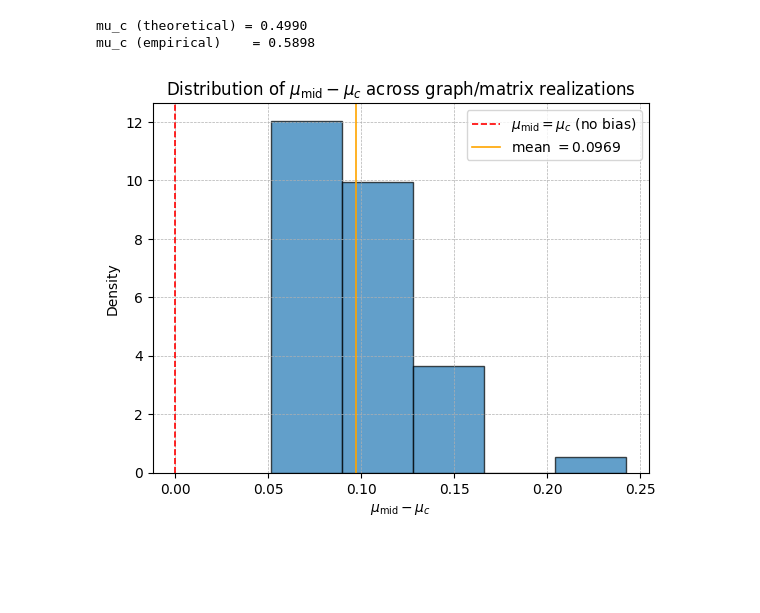
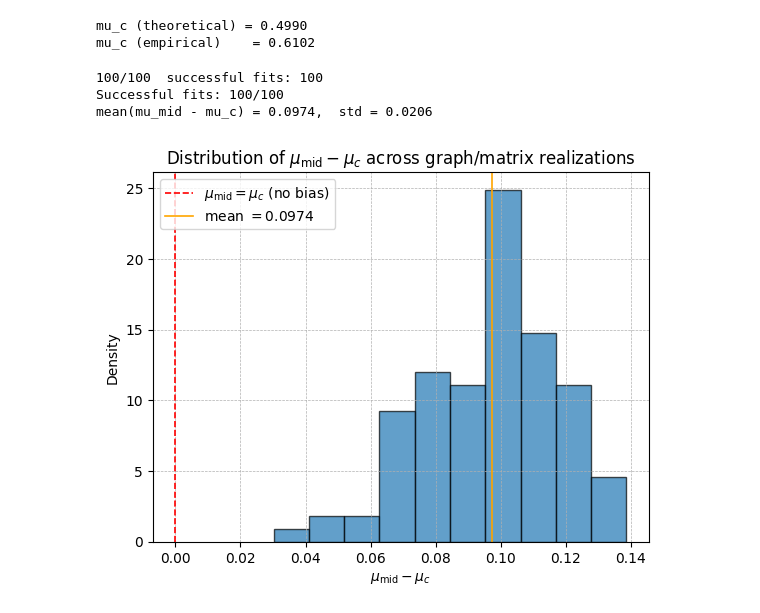
Before and after one commit to NotLudovico/glv-for-economics, a Jupyter notebook: notebooks/final_time.ipynb, the cells around one changed output. Saved outputs shown, nothing was run; the diff lists cells and outputs as text; code cells hidden in the pictures; blank space fills up the shorter version.

```diff
--- a/notebooks/final_time.ipynb
+++ b/notebooks/final_time.ipynb
@@ -36,7 +36,7 @@ for _ in range(n_reps):
     initial_conditions.append(np.concatenate((y_0, [M_0], [0.0])))
 
 # --- Find empirical mu_c ---
-mu_c_emp = glv.find_empirical_mu_c(
+emp_result = glv.find_empirical_mu_c(
     mu_c_theoretical=mu_c,
     A=A,
     C=C,
@@ -46,16 +46,17 @@ mu_c_emp = glv.find_empirical_mu_c(
     tau_max=tau_max,
     n_workers=4,
 )
+mu_c_emp = emp_result["mu_c"]
 print(f"mu_c (empirical)    = {mu_c_emp:.4f}")
 # %% [output]
 mu_c (theoretical) = 0.4990
-mu_c (empirical)    = 0.5898
+mu_c (empirical)    = 0.6102
 # %%
 import multiprocessing as mp
 
 # --- Parameters ---
 RUN_DIST        = True
-n_dist          = 50
+n_dist          = 100
 n_reps_dist     = 3
 n_mu_dist       = 15
 n_outer_workers = 2
@@ -79,7 +80,7 @@ def _dist_worker(seed):
         ics.append(np.concatenate((x0 / M0, [M0], [0.0])))
 
     try:
-        mu_mid = glv.find_empirical_mu_c(
+        res = glv.find_empirical_mu_c(
             mu_c_theoretical=mu_c,
             A=A_i,
             C=C,
@@ -90,7 +91,7 @@ def _dist_worker(seed):
             method="RK45",
             n_workers=1,
         )
-        return float(mu_mid - mu_c)
+        return float(res["mu_c"] - mu_c)
     except RuntimeError:
         return None
 
@@ -110,18 +111,22 @@ if RUN_DIST:
     deltas = np.array(results)
     print(f"Successful fits: {len(deltas)}/{n_dist}")
     print(f"mean(mu_mid - mu_c) = {deltas.mean():.4f},  std = {deltas.std():.4f}")
+# %% [output]
+100/100  successful fits: 100
+Successful fits: 100/100
+mean(mu_mid - mu_c) = 0.0974,  std = 0.0206
 # %%
 fig, ax = plt.subplots()
-ax.hist(deltas, bins=5, density=True, alpha=0.7, edgecolor='k')
+ax.hist(deltas, bins=10, density=True, alpha=0.7, edgecolor='k')
 ax.axvline(0, color='red', linestyle='--', linewidth=1.2,
            label=r'$\mu_{\mathrm{mid}} = \mu_c$ (no bias)')
 ax.axvline(deltas.mean(), color='orange', linestyle='-', linewidth=1.2,
            label=fr'mean $= {deltas.mean():.4f}$')
 ax.set_xlabel(r'$\mu_{\mathrm{mid}} - \mu_c$')
 ax.set_ylabel('Density')
 ax.set_title(r'Distribution of $\mu_{\mathrm{mid}} - \mu_c$ across graph/matrix realizations')
 ax.legend()
 ax.grid(True, linestyle='--', linewidth=0.5)
 plt.show()
 # %% [output]
-[figure, old version]
+[figure, new version]
```
Also changed, not shown: 1 other file.
